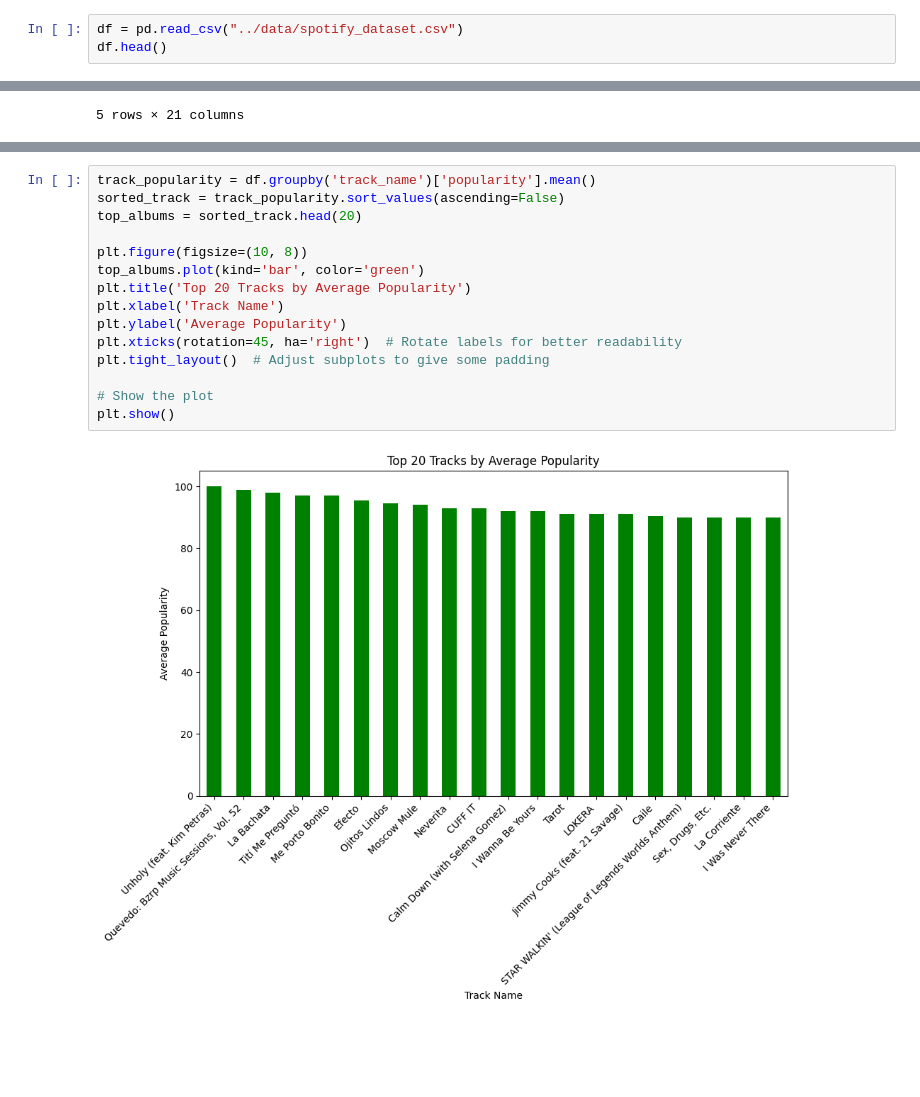
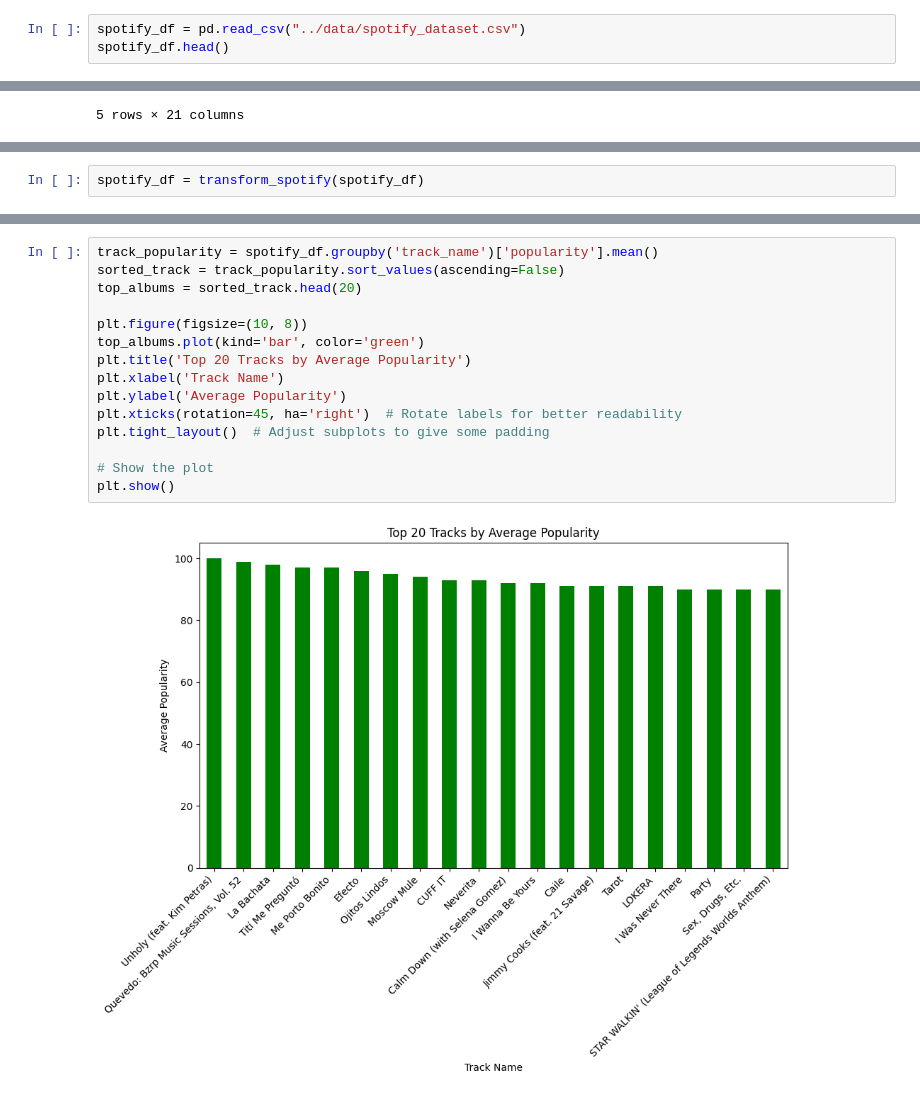
Before and after one commit to juancbuitrago/Workshop2, a Jupyter notebook: notebooks/EDA_002.ipynb, the cells around one changed output, grey strips where cells are left out. Saved outputs shown, nothing was run; the diff lists cells and outputs as text; blank space fills up the shorter version.

```diff
--- a/notebooks/EDA_002.ipynb
+++ b/notebooks/EDA_002.ipynb
@@ -6,7 +7,7 @@ import seaborn as sns
 import sys
 # %%
-df = pd.read_csv("../data/spotify_dataset.csv")
-df.head()
+spotify_df = pd.read_csv("../data/spotify_dataset.csv")
+spotify_df.head()
 # %% [output]
 |  | Unnamed: 0 | track_id | artists | album_name | track_name | popularity | duration_ms | explicit | ... |
 | 0 | 0 | 5SuOikwiRyPMVoIQDJUgSV | Gen Hoshino | Comedy | Comedy | 73 | 230666 | False | ... |
@@ -118,0 +212,2 @@ Name: count, Length: 113999, dtype: int64
+# %%
+spotify_df = transform_spotify(spotify_df)
@@ -138,17 +316,17 @@ NameError: name 'logging' is not defined
 # %%
-track_popularity = df.groupby('track_name')['popularity'].mean()
+track_popularity = spotify_df.groupby('track_name')['popularity'].mean()
 sorted_track = track_popularity.sort_values(ascending=False)
 top_albums = sorted_track.head(20)
 
 plt.figure(figsize=(10, 8))
 top_albums.plot(kind='bar', color='green')
 plt.title('Top 20 Tracks by Average Popularity')
 plt.xlabel('Track Name')
 plt.ylabel('Average Popularity')
 plt.xticks(rotation=45, ha='right')  # Rotate labels for better readability
 plt.tight_layout()  # Adjust subplots to give some padding
 
 # Show the plot
 plt.show()
 # %% [output]
-[figure, old version]
+[figure, new version]
```
Also changed, not shown: parts of 24 cells of this notebook, 6 other files.
